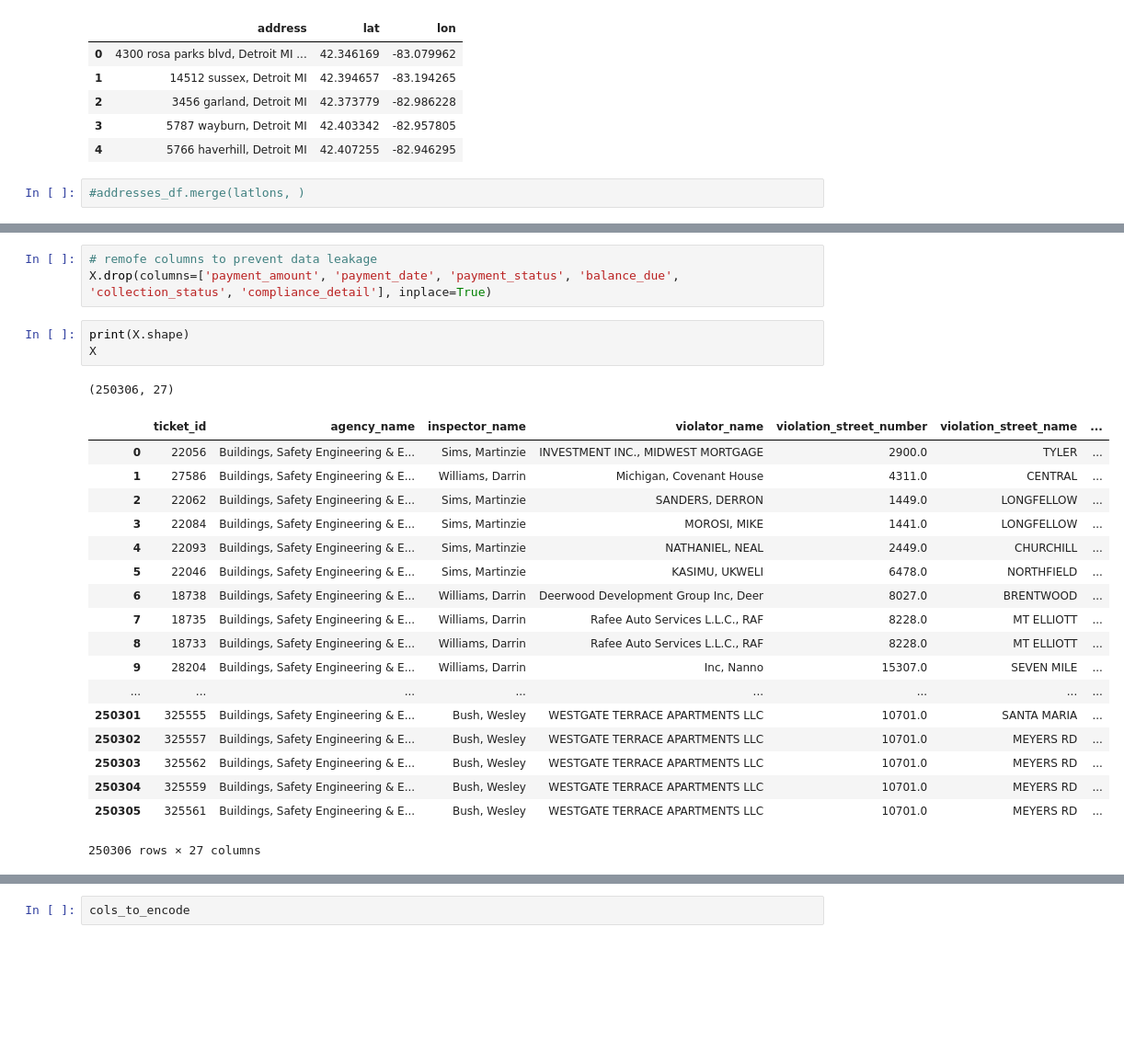
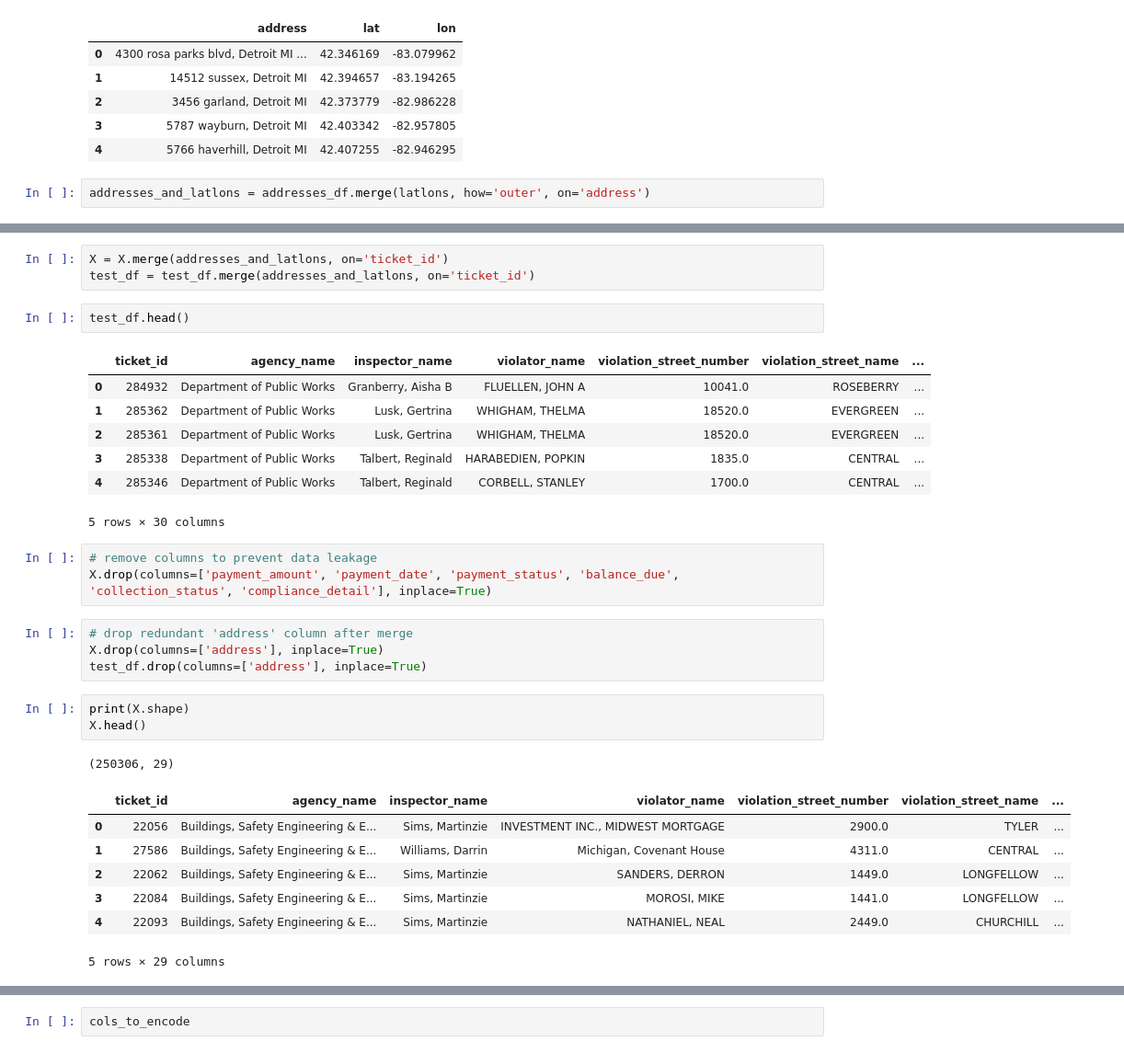
Before and after one commit to PavlovAS/coursera, a Jupyter notebook: Michigan_Python/Course_3_ML/Assignment_4.ipynb, the cells around one changed output, grey strips where cells are left out. Shown at 92% size. Drawn from its saved outputs; the diff is of its cells as text; blank space fills up the shorter version.

```diff
--- a/Michigan_Python/Course_3_ML/Assignment_4.ipynb
+++ b/Michigan_Python/Course_3_ML/Assignment_4.ipynb
@@ -152,4 +156,4 @@ latlons.head()
 | 3 | 5787 wayburn, Detroit MI | 42.403342 | -82.957805 |
 | 4 | 5766 haverhill, Detroit MI | 42.407255 | -82.946295 |
 # %%
-#addresses_df.merge(latlons, )
+addresses_and_latlons = addresses_df.merge(latlons, how='outer', on='address')
@@ -156,29 +171,35 @@ latlons.head()
+# %%
+X = X.merge(addresses_and_latlons, on='ticket_id')
+test_df = test_df.merge(addresses_and_latlons, on='ticket_id')
+# %%
+test_df.head()
+# %% [output]
+|  | ticket_id | agency_name | inspector_name | violator_name | violation_street_number | violation_street_name | ... |
+| 0 | 284932 | Department of Public Works | Granberry, Aisha B | FLUELLEN, JOHN A | 10041.0 | ROSEBERRY | ... |
+| 1 | 285362 | Department of Public Works | Lusk, Gertrina | WHIGHAM, THELMA | 18520.0 | EVERGREEN | ... |
+| 2 | 285361 | Department of Public Works | Lusk, Gertrina | WHIGHAM, THELMA | 18520.0 | EVERGREEN | ... |
+| 3 | 285338 | Department of Public Works | Talbert, Reginald | HARABEDIEN, POPKIN | 1835.0 | CENTRAL | ... |
+| 4 | 285346 | Department of Public Works | Talbert, Reginald | CORBELL, STANLEY | 1700.0 | CENTRAL | ... |
+5 rows × 30 columns
 # %%
-# remofe columns to prevent data leakage
+# remove columns to prevent data leakage
 X.drop(columns=['payment_amount', 'payment_date', 'payment_status', 'balance_due', 'collection_status', 'compliance_detail'], inplace=True)
+# %%
+# drop redundant 'address' column after merge
+X.drop(columns=['address'], inplace=True)
+test_df.drop(columns=['address'], inplace=True)
 # %%
 print(X.shape)
-X
+X.head()
 # %% [output]
-(250306, 27)
+(250306, 29)
 |  | ticket_id | agency_name | inspector_name | violator_name | violation_street_number | violation_street_name | ... |
 | 0 | 22056 | Buildings, Safety Engineering & E... | Sims, Martinzie | INVESTMENT INC., MIDWEST MORTGAGE | 2900.0 | TYLER | ... |
 | 1 | 27586 | Buildings, Safety Engineering & E... | Williams, Darrin | Michigan, Covenant House | 4311.0 | CENTRAL | ... |
 | 2 | 22062 | Buildings, Safety Engineering & E... | Sims, Martinzie | SANDERS, DERRON | 1449.0 | LONGFELLOW | ... |
 | 3 | 22084 | Buildings, Safety Engineering & E... | Sims, Martinzie | MOROSI, MIKE | 1441.0 | LONGFELLOW | ... |
 | 4 | 22093 | Buildings, Safety Engineering & E... | Sims, Martinzie | NATHANIEL, NEAL | 2449.0 | CHURCHILL | ... |
-| 5 | 22046 | Buildings, Safety Engineering & E... | Sims, Martinzie | KASIMU, UKWELI | 6478.0 | NORTHFIELD | ... |
-| 6 | 18738 | Buildings, Safety Engineering & E... | Williams, Darrin | Deerwood Development Group Inc, Deer | 8027.0 | BRENTWOOD | ... |
-| 7 | 18735 | Buildings, Safety Engineering & E... | Williams, Darrin | Rafee Auto Services L.L.C., RAF | 8228.0 | MT ELLIOTT | ... |
-| 8 | 18733 | Buildings, Safety Engineering & E... | Williams, Darrin | Rafee Auto Services L.L.C., RAF | 8228.0 | MT ELLIOTT | ... |
-| 9 | 28204 | Buildings, Safety Engineering & E... | Williams, Darrin | Inc, Nanno | 15307.0 | SEVEN MILE | ... |
-| ... | ... | ... | ... | ... | ... | ... | ... |
-| 250301 | 325555 | Buildings, Safety Engineering & E... | Bush, Wesley | WESTGATE TERRACE APARTMENTS LLC | 10701.0 | SANTA MARIA | ... |
-| 250302 | 325557 | Buildings, Safety Engineering & E... | Bush, Wesley | WESTGATE TERRACE APARTMENTS LLC | 10701.0 | MEYERS RD | ... |
-| 250303 | 325562 | Buildings, Safety Engineering & E... | Bush, Wesley | WESTGATE TERRACE APARTMENTS LLC | 10701.0 | MEYERS RD | ... |
-| 250304 | 325559 | Buildings, Safety Engineering & E... | Bush, Wesley | WESTGATE TERRACE APARTMENTS LLC | 10701.0 | MEYERS RD | ... |
-| 250305 | 325561 | Buildings, Safety Engineering & E... | Bush, Wesley | WESTGATE TERRACE APARTMENTS LLC | 10701.0 | MEYERS RD | ... |
-250306 rows × 27 columns
+5 rows × 29 columns
 # %%
 # number of unique values
 cols_to_encode = []
```
Also changed, not shown: parts of 23 cells of this notebook.
